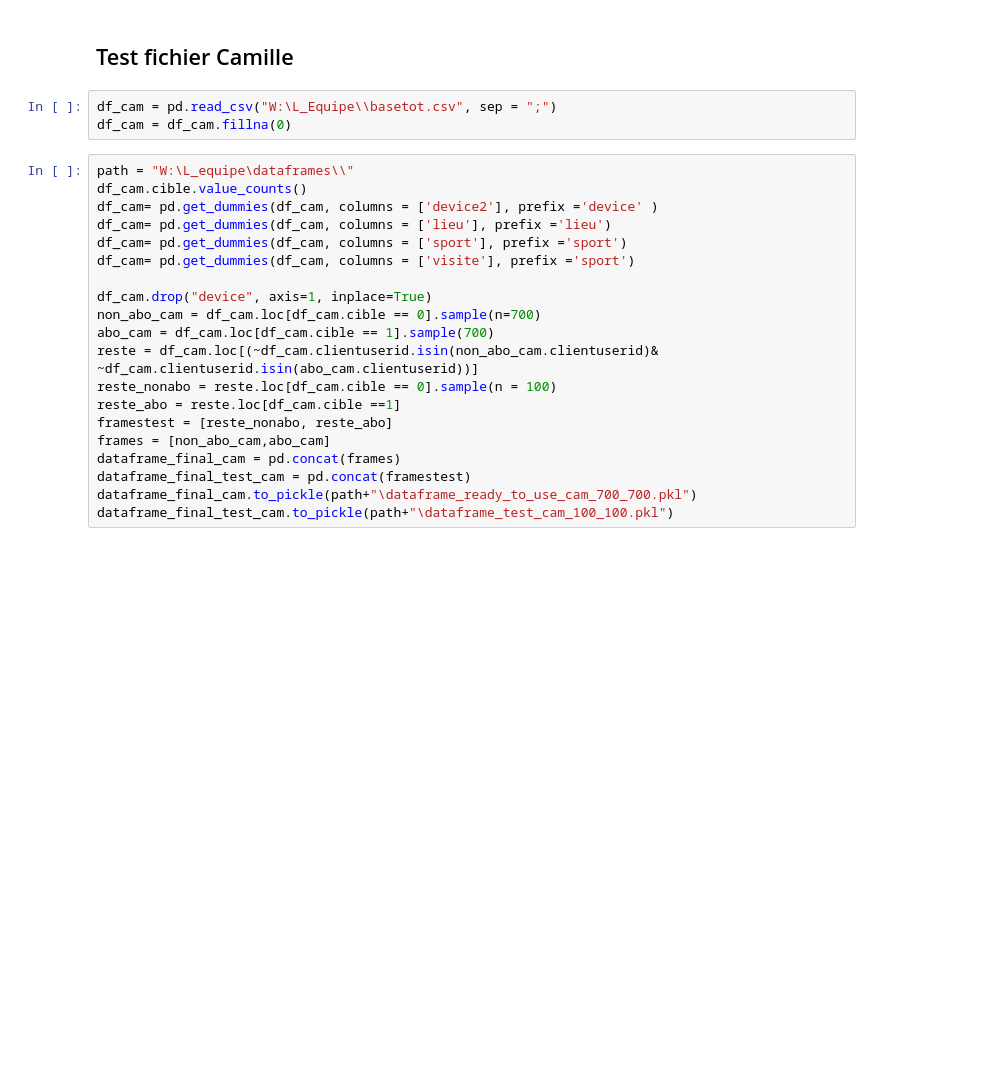
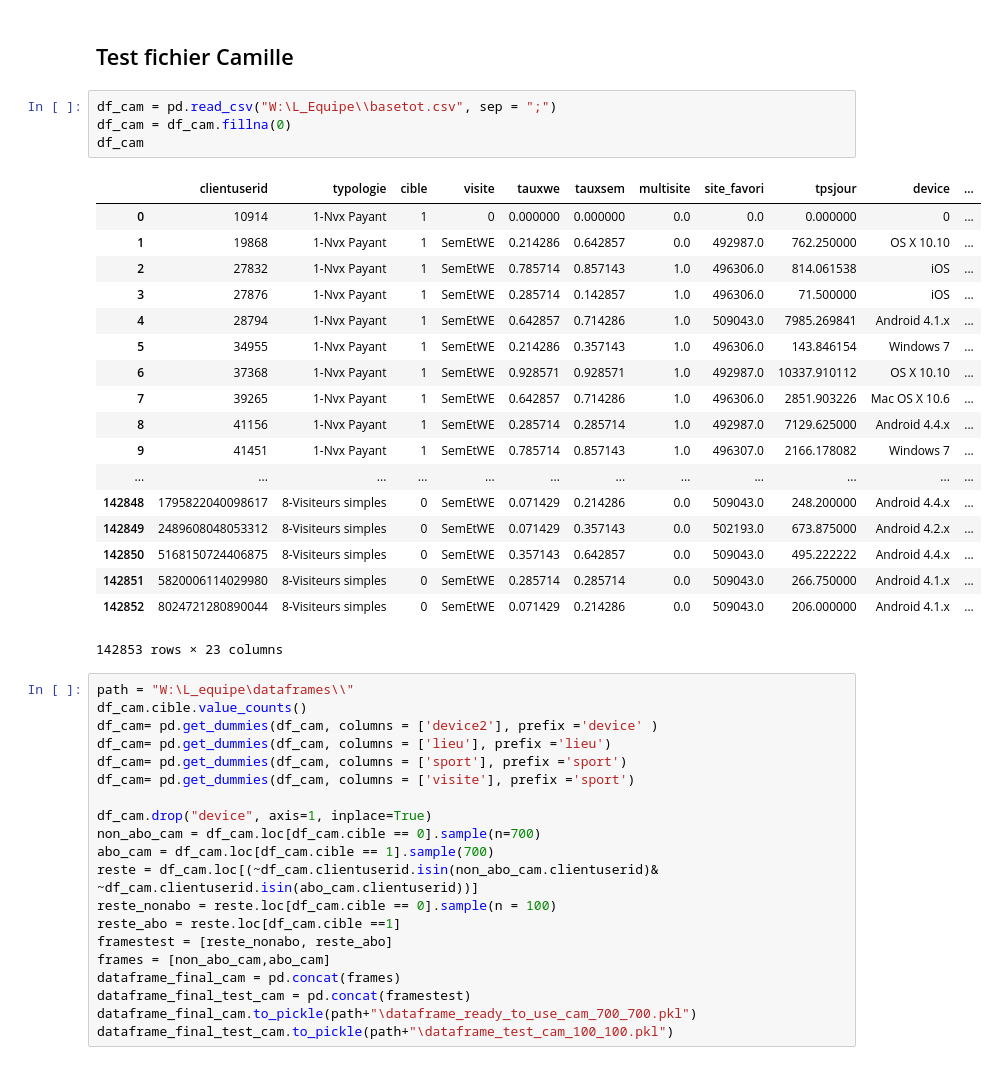
Before and after one commit to amauryfournier/L_Equipe, a Jupyter notebook: L_Equipe_ML.ipynb, the cells around one changed output. Saved outputs shown, nothing was run; the diff lists cells and outputs as text; blank space fills up the shorter version.

```diff
--- a/L_Equipe_ML.ipynb
+++ b/L_Equipe_ML.ipynb
@@ -327,6 +608,26 @@ plt.savefig("W:\\L_equipe\modeles\gb_98_features_importance.png")
 # %%
 df_cam = pd.read_csv("W:\L_Equipe\\basetot.csv", sep = ";")
 df_cam = df_cam.fillna(0)
+df_cam
+# %% [output]
+|  | clientuserid | typologie | cible | visite | tauxwe | tauxsem | multisite | site_favori | tpsjour | device | ... |
+| 0 | 10914 | 1-Nvx Payant | 1 | 0 | 0.000000 | 0.000000 | 0.0 | 0.0 | 0.000000 | 0 | ... |
+| 1 | 19868 | 1-Nvx Payant | 1 | SemEtWE | 0.214286 | 0.642857 | 0.0 | 492987.0 | 762.250000 | OS X 10.10 | ... |
+| 2 | 27832 | 1-Nvx Payant | 1 | SemEtWE | 0.785714 | 0.857143 | 1.0 | 496306.0 | 814.061538 | iOS | ... |
+| 3 | 27876 | 1-Nvx Payant | 1 | SemEtWE | 0.285714 | 0.142857 | 1.0 | 496306.0 | 71.500000 | iOS | ... |
+| 4 | 28794 | 1-Nvx Payant | 1 | SemEtWE | 0.642857 | 0.714286 | 1.0 | 509043.0 | 7985.269841 | Android 4.1.x | ... |
+| 5 | 34955 | 1-Nvx Payant | 1 | SemEtWE | 0.214286 | 0.357143 | 1.0 | 496306.0 | 143.846154 | Windows 7 | ... |
+| 6 | 37368 | 1-Nvx Payant | 1 | SemEtWE | 0.928571 | 0.928571 | 1.0 | 492987.0 | 10337.910112 | OS X 10.10 | ... |
+| 7 | 39265 | 1-Nvx Payant | 1 | SemEtWE | 0.642857 | 0.714286 | 1.0 | 496306.0 | 2851.903226 | Mac OS X 10.6 | ... |
+| 8 | 41156 | 1-Nvx Payant | 1 | SemEtWE | 0.285714 | 0.285714 | 1.0 | 492987.0 | 7129.625000 | Android 4.4.x | ... |
+| 9 | 41451 | 1-Nvx Payant | 1 | SemEtWE | 0.785714 | 0.857143 | 1.0 | 496307.0 | 2166.178082 | Windows 7 | ... |
+| ... | ... | ... | ... | ... | ... | ... | ... | ... | ... | ... | ... |
+| 142848 | 1795822040098617 | 8-Visiteurs simples | 0 | SemEtWE | 0.071429 | 0.214286 | 0.0 | 509043.0 | 248.200000 | Android 4.4.x | ... |
+| 142849 | 2489608048053312 | 8-Visiteurs simples | 0 | SemEtWE | 0.071429 | 0.357143 | 0.0 | 502193.0 | 673.875000 | Android 4.2.x | ... |
+| 142850 | 5168150724406875 | 8-Visiteurs simples | 0 | SemEtWE | 0.357143 | 0.642857 | 0.0 | 509043.0 | 495.222222 | Android 4.4.x | ... |
+| 142851 | 5820006114029980 | 8-Visiteurs simples | 0 | SemEtWE | 0.285714 | 0.285714 | 0.0 | 509043.0 | 266.750000 | Android 4.1.x | ... |
+| 142852 | 8024721280890044 | 8-Visiteurs simples | 0 | SemEtWE | 0.071429 | 0.214286 | 0.0 | 509043.0 | 206.000000 | Android 4.1.x | ... |
+142853 rows × 23 columns
 # %%
 path = "W:\L_equipe\dataframes\\"
 df_cam.cible.value_counts()
```
Also changed, not shown: parts of 14 cells of this notebook, 2 other files.
